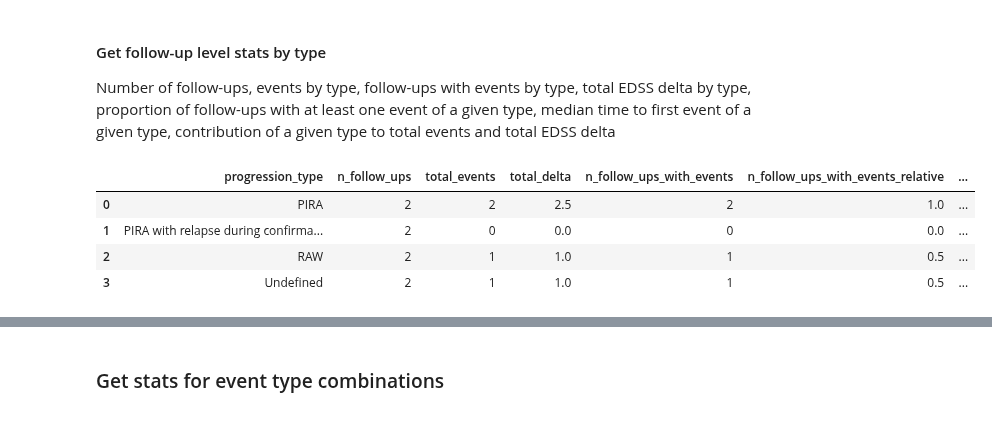
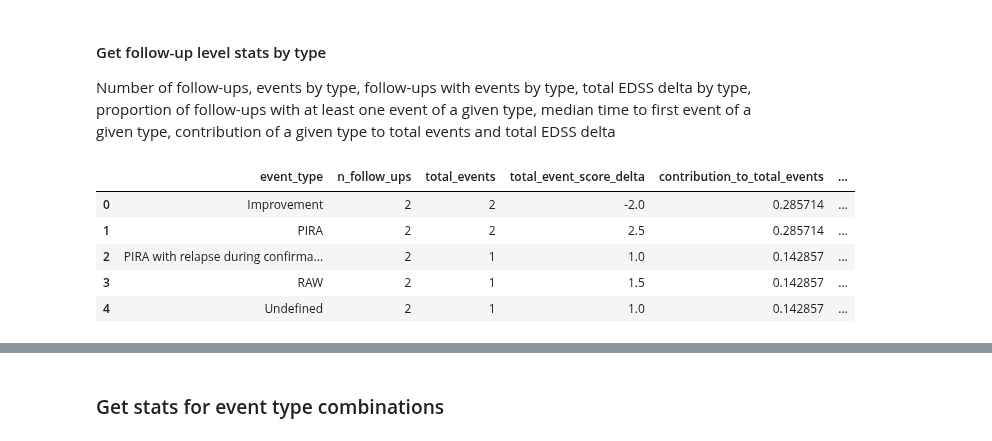
Before and after one commit to drstrupf/multiple-sclerosis-disability-progression, a Jupyter notebook: tutorial.ipynb, the cells around one changed output, grey strips where cells are left out. Saved outputs shown, nothing was run; the diff lists cells and outputs as text; code cells hidden in the pictures.

```diff
--- a/tutorial.ipynb
+++ b/tutorial.ipynb
@@ -158,21 +168,24 @@ example_follow_up_df_2 = pd.DataFrame(
         {"days_after_baseline": 0, "edss_score": 1.0},
         {"days_after_baseline": 60, "edss_score": 2.5},
         {"days_after_baseline": 90, "edss_score": 1.5},
-        {"days_after_baseline": 150, "edss_score": 1.5},
+        {"days_after_baseline": 150, "edss_score": 2.0},
         {"days_after_baseline": 220, "edss_score": 3.5},
         {"days_after_baseline": 250, "edss_score": 2.0},
         {"days_after_baseline": 310, "edss_score": 2.0},
-        {"days_after_baseline": 370, "edss_score": 2.0},
-        {"days_after_baseline": 430, "edss_score": 1.5},
-        {"days_after_baseline": 490, "edss_score": 1.5},
-        {"days_after_baseline": 550, "edss_score": 3.5},
-        {"days_after_baseline": 580, "edss_score": 2.5},
-        {"days_after_baseline": 640, "edss_score": 2.5},
-        {"days_after_baseline": 700, "edss_score": 3.0},
-        {"days_after_baseline": 760, "edss_score": 3.5},
-        {"days_after_baseline": 820, "edss_score": 4.0},
+        {"days_after_baseline": 350, "edss_score": 4.0},
+        {"days_after_baseline": 380, "edss_score": 3.5},
+        {"days_after_baseline": 420, "edss_score": 3.5},
+        {"days_after_baseline": 480, "edss_score": 2.5},
+        {"days_after_baseline": 540, "edss_score": 2.5},
+        {"days_after_baseline": 600, "edss_score": 3.5},
+        {"days_after_baseline": 660, "edss_score": 4.0},
+        {"days_after_baseline": 720, "edss_score": 4.5},
+        {"days_after_baseline": 780, "edss_score": 5.0},
+        {"days_after_baseline": 840, "edss_score": 5.0},
+        {"days_after_baseline": 900, "edss_score": 5.0},
     ]
 )
+example_relapse_timestamps_2 = [40, 200, 330, 770]
 # %%
 fig, ax = plt.subplots(1, 1, figsize=(16, 4))
 visualization.annotate_plot_follow_up(
@@ -208,36 +220,32 @@ plt.show()
 ### Instantiate the evaluation class
 Since we used the default column names from the annotation class, we don't need to supply any arguments.
 # %%
-Eval = evaluation.EDSSProgressionEvaluation()
+Eval = evaluation.EDSSAnnotationEvaluation()
 # %% [markdown]
 ### Individual follow-up
 Annotate the events in the example dataframes first.
 # %% [markdown]
 #### First example
 # %%
-example_follow_up_df_annotated = Annot.add_progression_events_to_follow_up(
+example_follow_up_df_annotated = Annot.add_event_annotation_to_follow_up(
     follow_up_dataframe=example_follow_up_df,
     relapse_timestamps=example_relapse_timestamps,
 )
 # %% [markdown]
 #### Streamlit example
 # %%
-example_follow_up_df_2_annotated = edssprogression.EDSSProgression(
-    opt_baseline_type="roving",
-    opt_roving_reference_require_confirmation=True,
-    opt_roving_reference_confirmation_time=0.5,
+example_follow_up_df_2_annotated = edssannotation.EDSSAnnotation(
+    annotation_mode="symmetric",
+    undefined_events_annotation_mode="all",
+    opt_baseline_type="fixed",
     opt_raw_before_relapse_max_time=30,
     opt_raw_after_relapse_max_time=30,
     opt_max_score_that_requires_plus_1=5.0,
     opt_require_confirmation=True,
     opt_confirmation_time=0.5,
-).add_progression_events_to_follow_up(
+).add_event_annotation_to_follow_up(
     follow_up_dataframe=example_follow_up_df_2,
-    relapse_timestamps=[
-        40,
-        200,
-        530,
-    ],
+    relapse_timestamps=example_relapse_timestamps_2,
 )
 # %% [markdown]
 #### Get follow-up level stats overall
@@ -363,17 +455,18 @@ Number of follow-ups, events by type, follow-ups with events by type, total EDSS
 # %%
 Eval.get_cohort_stats(
     stats_by_follow_up=Eval.get_follow_up_stats(
         annotated_follow_ups=multiple_follow_ups_annotated,
         get_stats_by_type=True,
         id_columns=["follow_up_id"],
     ),
     get_stats_by_type=True,
     follow_up_id_column="follow_up_id",
-    groupby_columns=[],
+    groupby_columns=None,
 )
 # %% [output]
-|  | progression_type | n_follow_ups | total_events | total_delta | n_follow_ups_with_events | n_follow_ups_with_events_relative | ... |
-| 0 | PIRA | 2 | 2 | 2.5 | 2 | 1.0 | ... |
-| 1 | PIRA with relapse during confirma... | 2 | 0 | 0.0 | 0 | 0.0 | ... |
-| 2 | RAW | 2 | 1 | 1.0 | 1 | 0.5 | ... |
-| 3 | Undefined | 2 | 1 | 1.0 | 1 | 0.5 | ... |
+|  | event_type | n_follow_ups | total_events | total_event_score_delta | contribution_to_total_events | ... |
+| 0 | Improvement | 2 | 2 | -2.0 | 0.285714 | ... |
+| 1 | PIRA | 2 | 2 | 2.5 | 0.285714 | ... |
+| 2 | PIRA with relapse during confirma... | 2 | 1 | 1.0 | 0.142857 | ... |
+| 3 | RAW | 2 | 1 | 1.5 | 0.142857 | ... |
+| 4 | Undefined | 2 | 1 | 1.0 | 0.142857 | ... |
```
Also changed, not shown: parts of 37 cells of this notebook, 17 other files.
